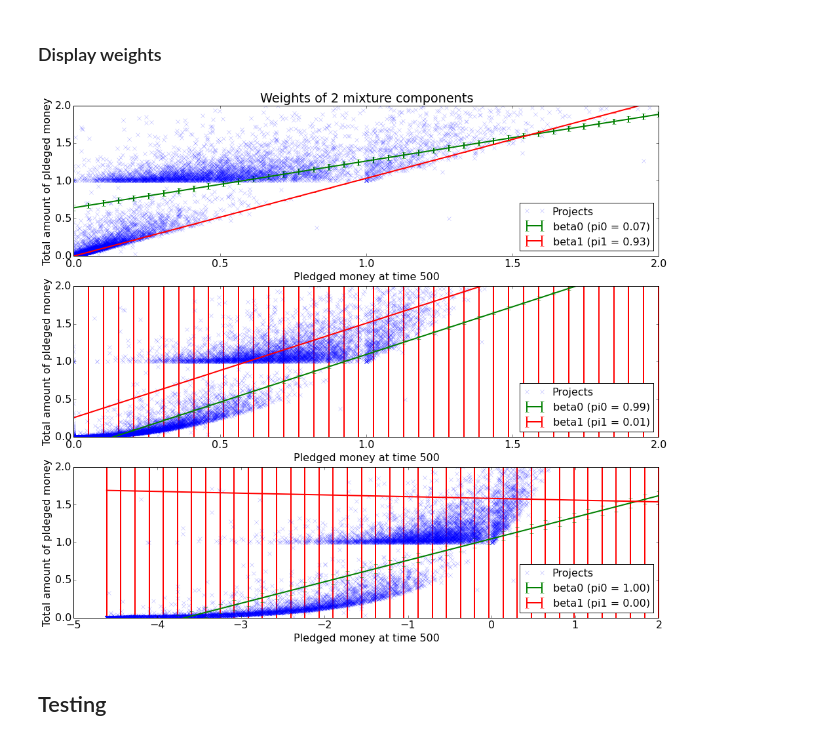
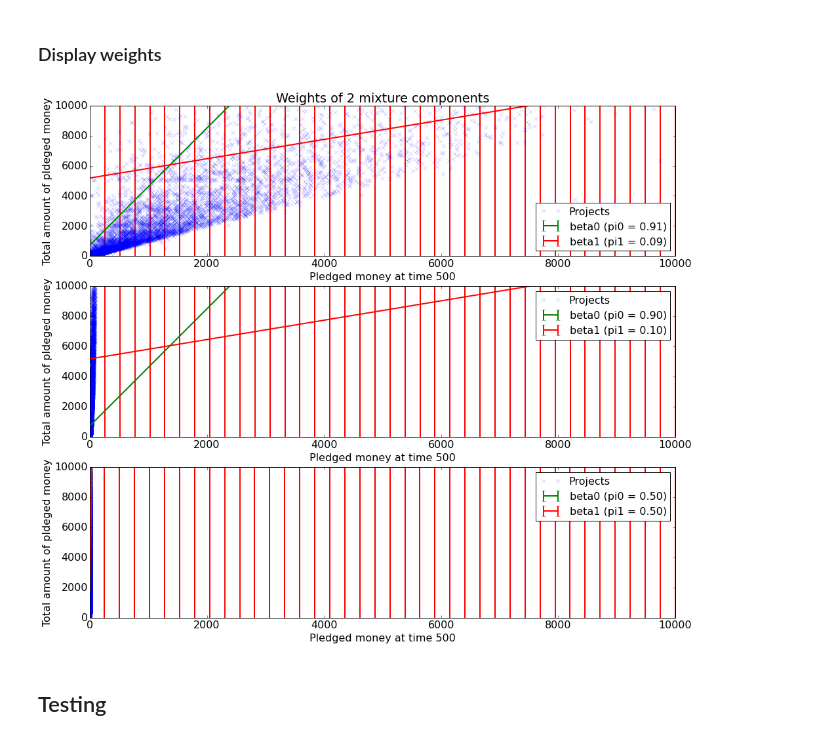
Before and after one commit to vicow/gaussian-process, a Jupyter notebook: notebooks/sidekick-6-mixture-of-linear-regressions-one-sample.ipynb, the cells around one changed output. Drawn from its saved outputs; the diff is of its cells as text; code cells hidden in the pictures.

```diff
--- a/notebooks/sidekick-6-mixture-of-linear-regressions-one-sample.ipynb
+++ b/notebooks/sidekick-6-mixture-of-linear-regressions-one-sample.ipynb
@@ -195,6 +195,8 @@ Linear regression coefficients: [ 0.01920304] [[ 1.04050626]]
 # %%
-X_train2 = np.sqrt(X_train)
-X_test2 = np.sqrt(X_test)
+#X_train2 = np.sqrt(X_train)
+#X_test2 = np.sqrt(X_test)
+X_train2 = X_train
+X_test2 = X_test
 
 K = 2
 beta = 1 / np.var(y_train)
@@ -311,52 +316,52 @@ plt.figure(1)
 plt.subplot(311)
 t = 500
 if projects:
-    yt = [p.money[t] for p in projects_train if p.money[T] < outlier_threshold and p.money[t] < outlier_threshold and p.money[t] >= 0]
-    yT = [p.money[T] for p in projects_train if p.money[T] < outlier_threshold and p.money[t] < outlier_threshold and p.money[t] >= 0]
+    yt = [p.money[t] * p.goal  for p in projects_train if p.money[T] * p.goal < outlier_threshold and p.money[t] * p.goal < outlier_threshold and p.money[t] >= 0]
+    yT = [p.money[T] * p.goal  for p in projects_train if p.money[T] * p.goal < outlier_threshold and p.money[t] * p.goal < outlier_threshold and p.money[t] >= 0]
     plt.plot(yt, yT, 'x', label="Projects", alpha=0.3)
 for k in range(K):
     plt.errorbar(x[:, 1], y1[k], x[:, 0] / mls1.beta[k], label="beta%s (pi%s = %0.2f)" % (k, k, mls1.pi[k],), lw=2)
 plt.title("Weights of %s mixture components" % K)
 plt.xlabel("Pledged money at time %s" % t)
 plt.ylabel("Total amount of pldeged money")
-plt.xlim([0, 2])
-plt.ylim([0, 2])
+plt.xlim([0, 10000])
+plt.ylim([0, 10000])
 plt.legend(loc='best')
 
 plt.subplot(312)
 t = 500
 if projects:
-    yt = [p.money[t] for p in projects_train if p.money[T] < outlier_threshold and p.money[t] < outlier_threshold and p.money[t] >= 0]
+    yt = [p.money[t] * p.goal for p in projects_train if p.money[T] * p.goal < outlier_threshold and p.money[t] * p.goal < outlier_threshold and p.money[t] >= 0]
     yt = np.sqrt(yt)
-    yT = [p.money[T] for p in projects_train if p.money[T] < outlier_threshold and p.money[t] < outlier_threshold and p.money[t] >= 0]
+    yT = [p.money[T] * p.goal for p in projects_train if p.money[T] * p.goal < outlier_threshold and p.money[t] * p.goal < outlier_threshold and p.money[t] >= 0]
     plt.plot(yt, yT, 'x', label="Projects", alpha=0.3)
 for k in range(K):
     plt.errorbar(x[:, 1], y2[k], x[:, 0] / mls2.beta[k], label="beta%s (pi%s = %0.2f)" % (k, k, mls2.pi[k],), lw=2)
 plt.xlabel("Pledged money at time %s" % t)
 plt.ylabel("Total amount of pldeged money")
-plt.xlim([0, 2])
-plt.ylim([0, 2])
+plt.xlim([0, 10000])
+plt.ylim([0, 10000])
 plt.legend(loc='best')
 
 plt.subplot(313)
 t = 500
 if projects:
-    yt = [p.money[t] for p in projects_train if p.money[T] < outlier_threshold and p.money[t] < outlier_threshold and p.money[t] > 0]
+    yt = [p.money[t] * p.goal for p in projects_train if p.money[T] * p.goal < outlier_threshold and p.money[t] * p.goal < outlier_threshold and p.money[t] > 0]
     yt = np.log(np.array(yt) + c)
-    yT = [p.money[T] for p in projects_train if p.money[T] < outlier_threshold and p.money[t] < outlier_threshold and p.money[t] > 0]
+    yT = [p.money[T] * p.goal for p in projects_train if p.money[T] * p.goal < outlier_threshold and p.money[t] * p.goal < outlier_threshold and p.money[t] > 0]
     plt.plot(yt, yT, 'x', label="Projects", alpha=0.3)
 for k in range(K):
     plt.errorbar(x3[:, 1], y3[k], x3[:, 0] / mls3.beta[k], label="beta%s (pi%s = %0.2f)" % (k, k, mls3.pi[k],), lw=2)
 plt.xlabel("Pledged money at time %s" % t)
 plt.ylabel("Total amount of pldeged money")
-#plt.xlim([0, 3])
-plt.ylim([0, 2])
+plt.xlim([0, 10000])
+plt.ylim([0, 10000])
 plt.legend(loc='best')
 
 plt.savefig("weights.pdf")
 plt.show()
 # %% [output]
-[figure, old version]
+[figure, new version]
 # %% [markdown]
 ## Testing
 # %% [markdown]
```
Also changed, not shown: parts of 6 cells of this notebook.
